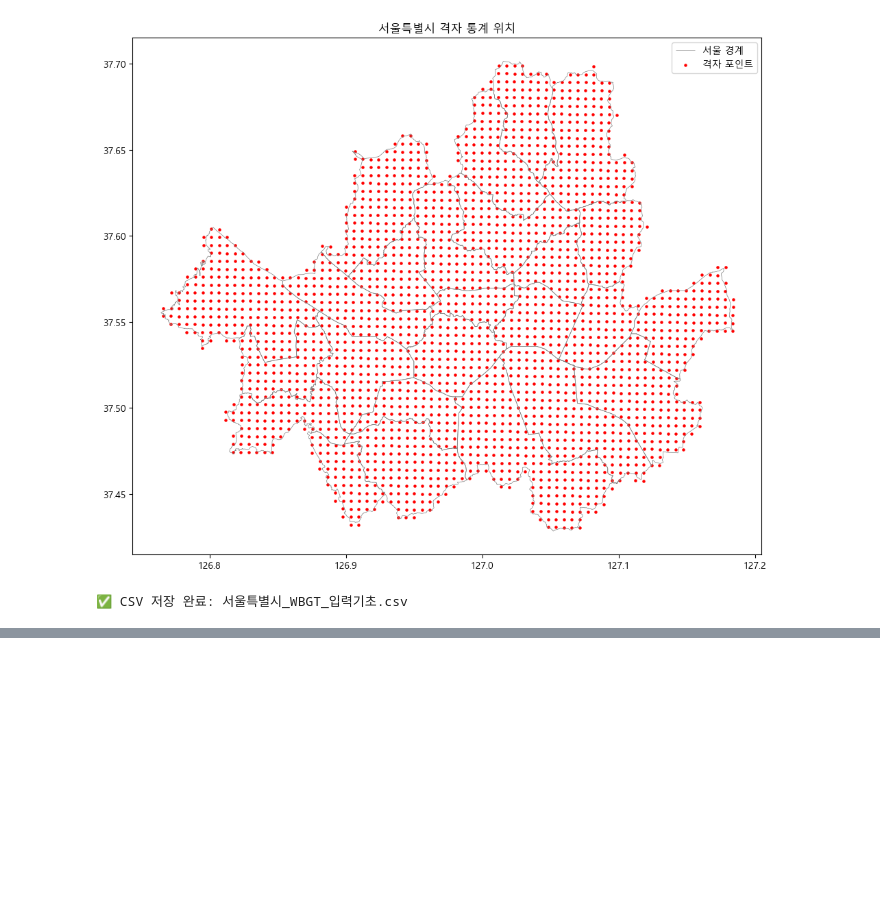
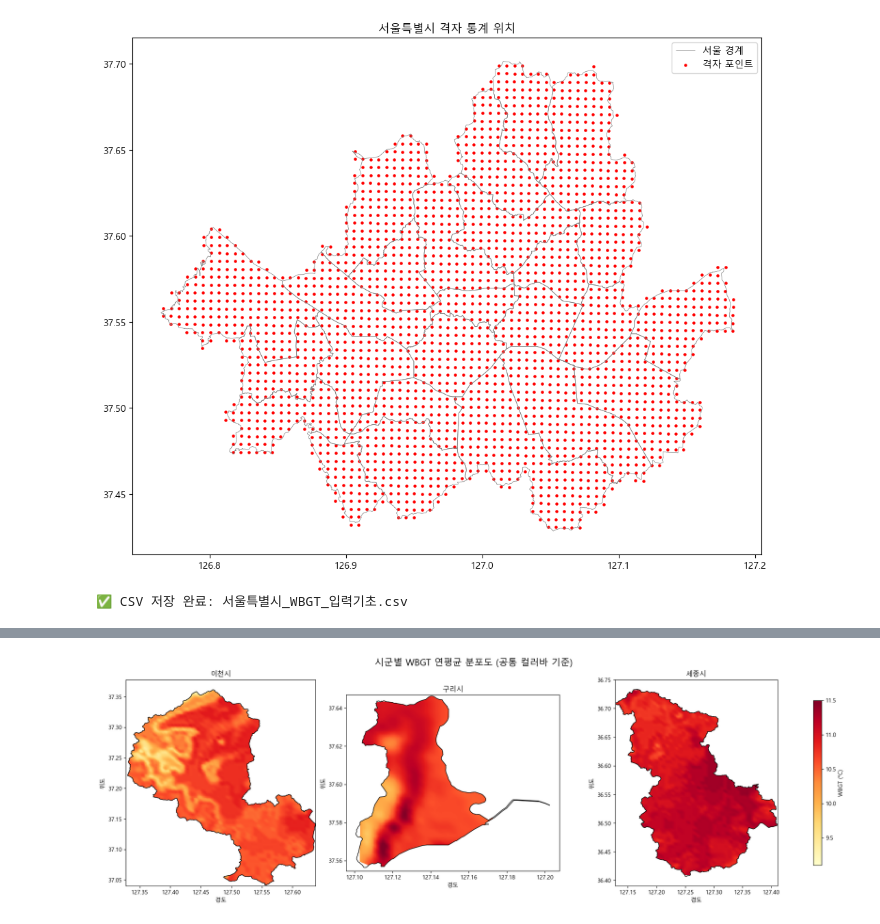
Before and after one commit to wint3rx3/YCmeat, a Jupyter notebook: SWRAD.ipynb, the cells around one changed output, grey strips where cells are left out. Drawn from its saved outputs; the diff is of its cells as text; code cells hidden in the pictures; blank space fills up the shorter version.

```diff
--- a/SWRAD.ipynb
+++ b/SWRAD.ipynb
@@ -156,0 +160,70 @@ plt.show()
+# %%
+import matplotlib.pyplot as plt
+import geopandas as gpd
+import pandas as pd
+import numpy as np
+from shapely.geometry import Point
+from scipy.interpolate import griddata
+
+plt.rcParams["font.family"] = "Malgun Gothic"
+plt.rcParams["axes.unicode_minus"] = False
+
+# 1. 시군 설정 및 데이터 경로 매핑
+regions = {
+    "이천시": ("data/SWRAD_CSV/이천시_WBGT_계산결과.csv", "data/SHP/경기도/LARD_ADM_SECT_SGG_41_202505.shp"),
+    "구리시": ("data/SWRAD_CSV/구리시_WBGT_계산결과.csv", "data/SHP/경기도/LARD_ADM_SECT_SGG_41_202505.shp"),
+    "세종시": ("data/SWRAD_CSV/세종시_WBGT_계산결과.csv", "data/SHP/세종특별자치시/LARD_ADM_SECT_SGG_36_202505.shp"),
+}
+
+# 2. 전체 WBGT 범위 계산 (vmin, vmax)
+all_wbgt = []
+for csv_path, _ in regions.values():
+    df = pd.read_csv(csv_path)
+    all_wbgt.extend(df["WBGT"].values)
+
+vmin = np.floor(min(all_wbgt) * 10) / 10
+vmax = np.ceil(max(all_wbgt) * 10) / 10
+
+# 3. subplot 생성
+fig, axes = plt.subplots(1, 3, figsize=(18, 6), constrained_layout=True)
+fig.suptitle("시군별 WBGT 연평균 분포도", fontsize=16)
+
+# 4. 각 subplot에 시각화
+for ax, (city, (csv_path, shp_path)) in zip(axes, regions.items()):
+    df = pd.read_csv(csv_path)
+    lon, lat, wbgt = df["lon"], df["lat"], df["WBGT"]
+
+    gdf = gpd.read_file(shp_path).to_crs("EPSG:4326")
+
+    # 경계 추출 (세종시는 도시 이름 필터 생략)
+    if city == "세종시":
+        boundary = gdf.geometry.unary_union
+    else:
+        boundary = gdf[gdf["SGG_NM"].str.contains(city)].geometry.unary_union
+
+
+    # 그리드 및 보간
+    grid_lon = np.linspace(lon.min(), lon.max(), 300)
+    grid_lat = np.linspace(lat.min(), lat.max(), 300)
+    grid_x, grid_y = np.meshgrid(grid_lon, grid_lat)
+    grid_z = griddata((lon, lat), wbgt, (grid_x, grid_y), method="cubic")
+
+    # 마스킹
+    mask = np.array([[boundary.contains(Point(x, y)) for x in grid_lon] for y in grid_lat])
+    masked_z = np.where(mask, grid_z, np.nan)
+
+    # 시각화
+    pcm = ax.pcolormesh(grid_x, grid_y, masked_z, cmap="YlOrRd", shading="auto", vmin=vmin, vmax=vmax)
+    gpd.GeoSeries(boundary).boundary.plot(ax=ax, edgecolor="black", linewidth=1)
+
+    ax.set_title(city)
+    ax.set_xlabel("경도")
+    ax.set_ylabel("위도")
+    ax.set_aspect("equal")
+
+# 5. 공통 colorbar 추가
+cbar = fig.colorbar(pcm, ax=axes.ravel().tolist(), shrink=0.8, orientation="vertical", label="WBGT (°C)")
+
+plt.show()
+# %% [output]
+[figure, added]
```
Also changed, not shown: parts of 1 cell of this notebook, 41 other files.
